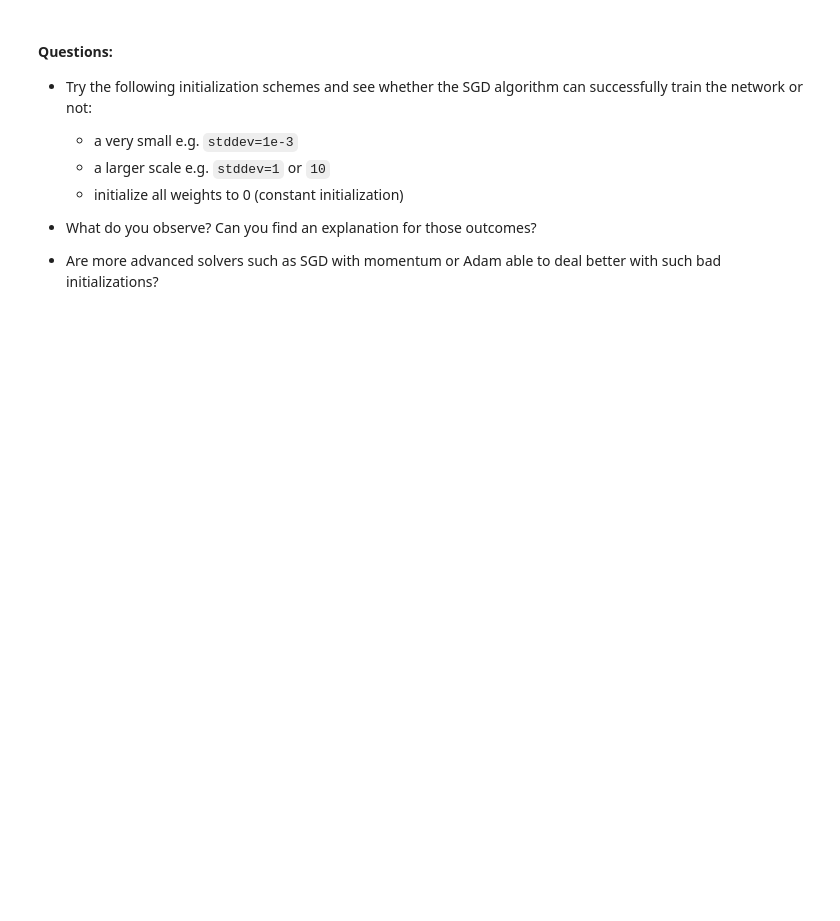
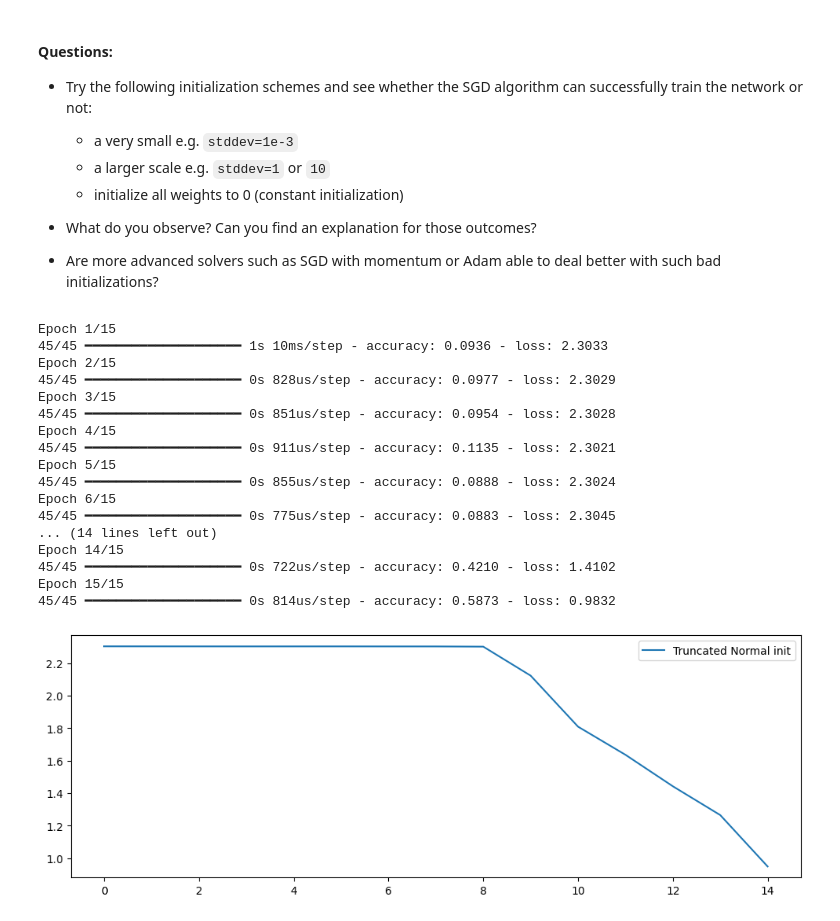
Before and after one commit to UofT-DSI/deep_learning, a Jupyter notebook: 01_materials/labs/lab_1.ipynb, the cells around one changed output. Saved outputs shown, nothing was run; the diff lists cells and outputs as text; code cells hidden in the pictures; blank space fills up the shorter version.

```diff
--- a/01_materials/labs/lab_1.ipynb
+++ b/01_materials/labs/lab_1.ipynb
@@ -394,0 +726,42 @@ model.layers[0].weights
+# %%
+input_dim = 64
+hidden_dim = 64
+output_dim = 10
+
+normal_init = initializers.TruncatedNormal(stddev=1e-3, seed=42)
+
+model = Sequential()
+model.add(Dense(hidden_dim, input_dim=input_dim, activation="tanh",
+                kernel_initializer=normal_init))
+model.add(Dense(hidden_dim, activation="tanh",
+                kernel_initializer=normal_init))
+model.add(Dense(output_dim, activation="softmax",
+                kernel_initializer=normal_init))
+
+model.compile(optimizer=optimizers.SGD(learning_rate=0.1),
+              loss='categorical_crossentropy', metrics=['accuracy'])
+
+history = model.fit(X_train, y_train, epochs=15, batch_size=32)
+
+plt.figure(figsize=(12, 4))
+plt.plot(history.history['loss'], label="Truncated Normal init")
+plt.legend();
+# %% [output]
+Epoch 1/15
+45/45 ━━━━━━━━━━━━━━━━━━━━ 1s 10ms/step - accuracy: 0.0936 - loss: 2.3033
+Epoch 2/15
+45/45 ━━━━━━━━━━━━━━━━━━━━ 0s 828us/step - accuracy: 0.0977 - loss: 2.3029
+Epoch 3/15
+45/45 ━━━━━━━━━━━━━━━━━━━━ 0s 851us/step - accuracy: 0.0954 - loss: 2.3028
+Epoch 4/15
+45/45 ━━━━━━━━━━━━━━━━━━━━ 0s 911us/step - accuracy: 0.1135 - loss: 2.3021
+Epoch 5/15
+45/45 ━━━━━━━━━━━━━━━━━━━━ 0s 855us/step - accuracy: 0.0888 - loss: 2.3024
+Epoch 6/15
+45/45 ━━━━━━━━━━━━━━━━━━━━ 0s 775us/step - accuracy: 0.0883 - loss: 2.3045
+... (14 lines left out)
+Epoch 14/15
+45/45 ━━━━━━━━━━━━━━━━━━━━ 0s 722us/step - accuracy: 0.4210 - loss: 1.4102
+Epoch 15/15
+45/45 ━━━━━━━━━━━━━━━━━━━━ 0s 814us/step - accuracy: 0.5873 - loss: 0.9832
+[figure, added]
```
Also changed, not shown: parts of 36 cells of this notebook, 1 other file.
